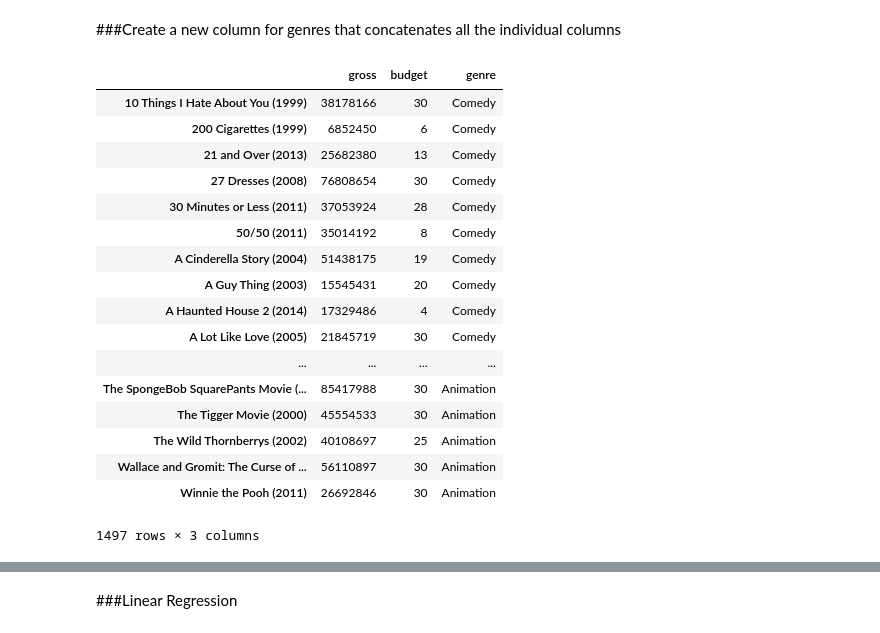
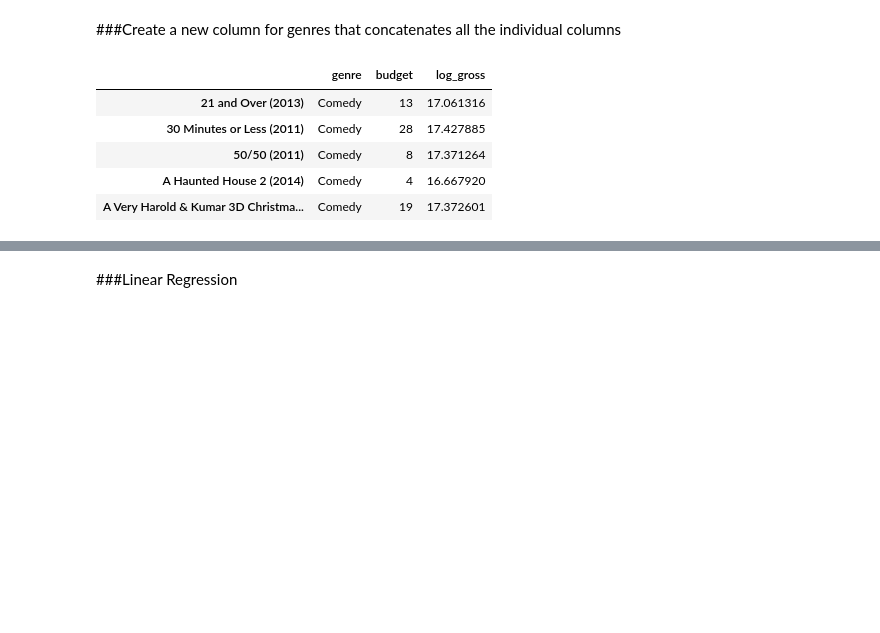
Before and after one commit to jkeung/Movies_Analysis, a Jupyter notebook: output/Movie_Analysis.ipynb, the cells around one changed output, grey strips where cells are left out. Cells and saved outputs as stored; diff of their text form; code cells hidden in the pictures; blank space fills up the shorter version.

```diff
--- a/output/Movie_Analysis.ipynb
+++ b/output/Movie_Analysis.ipynb
@@ -86,22 +209,10 @@ df2.groupby('genre')[['gross', 'budget']].mean().sort('gross', ascending = False
 # %% [markdown]
 ###Create categories for top unique grossing genres
-# %%
-df2['Comedy'] = df2['genre'].apply(lambda x: 'C' if 'Comedy' in x else '')
-df2['Drama'] = df2['genre'].apply(lambda x: 'D' if 'Drama' in x else '')
-df2['Horror'] = df2['genre'].apply(lambda x: 'H' if 'Horror' in x else '')
-df2['Romance'] = df2['genre'].apply(lambda x: 'R' if ('Romance' in x) or ('Romantic' in x) else '')
-df2['Thriller'] = df2['genre'].apply(lambda x: 'T' if 'Thriller' in x else '')
-df2['Sci_Fi'] = df2['genre'].apply(lambda x: 'S' if 'Sci-Fi' in x else '')
-df2['Music'] = df2['genre'].apply(lambda x: 'M' if 'Music' in x else '')
-df2['Action'] = df2['genre'].apply(lambda x: 'A' if 'Action' in x else '')
-df2['Adventure'] = df2['genre'].apply(lambda x: 'Ad' if 'Adventure' in x else '')
-df2['Historical'] = df2['genre'].apply(lambda x: 'Hi' if 'Historical' in x else '')
-df2['Family'] = df2['genre'].apply(lambda x: 'F' if 'Family' in x else '')
-df2['War'] = df2['genre'].apply(lambda x: 'W' if 'War' in x else '')
-df2['Sports'] = df2['genre'].apply(lambda x: 'S' if 'Sports' in x else '')
-df2['Crime'] = df2['genre'].apply(lambda x: 'Cr' if 'Crime' in x else '')
-df2['Animation'] = df2['genre'].apply(lambda x: 'An' if 'Animation' in x else '')
+# %%
+genre_list = ['Comedy', 'Drama', 'Horror', 'Romance', 'Thriller', 'Sci-Fi', 'Music', 'Action', 'Adventure', 'Historical', \
+             'Family', 'War', 'Sports', 'Crime', 'Animation']
+
+for genre in genre_list:
+    df2[genre] = create_genre_column(df2, genre)
 # %% [markdown]
 ###Create a new column for genres that concatenates all the individual columns
-# %%
-df2['genre'] = df2['Comedy'] + df2['Horror'] + df2['Drama'] + df2['Thriller'] + df2['Romance'] + df2['Sci_Fi'] + df2['Music'] + df2['Action'] + df2['Adventure']
@@ -155,36 +219,40 @@ df_animation['genre'] = 'Animation'
+# %%
+df_comedy = get_genre_dataframes(df2, 'Comedy')
+df_drama = get_genre_dataframes(df2, 'Drama')
+df_horror = get_genre_dataframes(df2, 'Horror')
+df_romance = get_genre_dataframes(df2, 'Romance')
+df_thriller = get_genre_dataframes(df2, 'Thriller')
+df_scifi = get_genre_dataframes(df2, 'Sci-Fi')
+df_music = get_genre_dataframes(df2, 'Music')
+df_action = get_genre_dataframes(df2, 'Action')
+df_adventure = get_genre_dataframes(df2, 'Adventure')
+df_historical = get_genre_dataframes(df2, 'Historical')
+df_family = get_genre_dataframes(df2, 'Family')
+df_war = get_genre_dataframes(df2, 'War')
+df_sports = get_genre_dataframes(df2, 'Sports')
+df_crime = get_genre_dataframes(df2, 'Crime')
+df_animation = get_genre_dataframes(df2, 'Animation')
 # %%
 final_df = df_comedy.copy()
 final_df = final_df.append(df_drama)
 final_df = final_df.append(df_horror)
 final_df = final_df.append(df_romance)
 final_df = final_df.append(df_thriller)
 final_df = final_df.append(df_scifi)
 final_df = final_df.append(df_music)
 final_df = final_df.append(df_action)
 final_df = final_df.append(df_adventure)
 final_df = final_df.append(df_historical)
 final_df = final_df.append(df_family)
 final_df = final_df.append(df_war)
 final_df = final_df.append(df_sports)
 final_df = final_df.append(df_crime)
 final_df = final_df.append(df_animation)
-final_df
+final_df[['genre', 'budget', 'log_gross']].head()
 # %% [output]
-|  | gross | budget | genre |
-| 10 Things I Hate About You (1999) | 38178166 | 30 | Comedy |
-| 200 Cigarettes (1999) | 6852450 | 6 | Comedy |
-| 21 and Over (2013) | 25682380 | 13 | Comedy |
-| 27 Dresses (2008) | 76808654 | 30 | Comedy |
-| 30 Minutes or Less (2011) | 37053924 | 28 | Comedy |
-| 50/50 (2011) | 35014192 | 8 | Comedy |
-| A Cinderella Story (2004) | 51438175 | 19 | Comedy |
-| A Guy Thing (2003) | 15545431 | 20 | Comedy |
-| A Haunted House 2 (2014) | 17329486 | 4 | Comedy |
-| A Lot Like Love (2005) | 21845719 | 30 | Comedy |
-| ... | ... | ... | ... |
-| The SpongeBob SquarePants Movie (... | 85417988 | 30 | Animation |
-| The Tigger Movie (2000) | 45554533 | 30 | Animation |
-| The Wild Thornberrys (2002) | 40108697 | 25 | Animation |
-| Wallace and Gromit: The Curse of ... | 56110897 | 30 | Animation |
-| Winnie the Pooh (2011) | 26692846 | 30 | Animation |
+|  | genre | budget | log_gross |
+| 21 and Over (2013) | Comedy | 13 | 17.061316 |
+| 30 Minutes or Less (2011) | Comedy | 28 | 17.427885 |
+| 50/50 (2011) | Comedy | 8 | 17.371264 |
+| A Haunted House 2 (2014) | Comedy | 4 | 16.667920 |
+| A Very Harold & Kumar 3D Christma... | Comedy | 19 | 17.372601 |
-1497 rows × 3 columns
```
Also changed, not shown: parts of 39 cells of this notebook.
